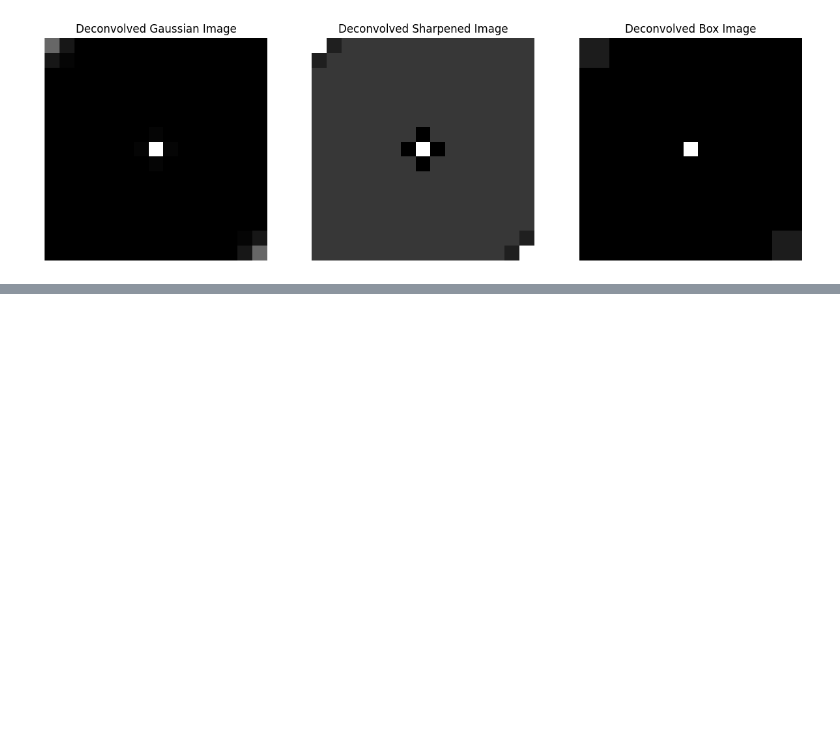
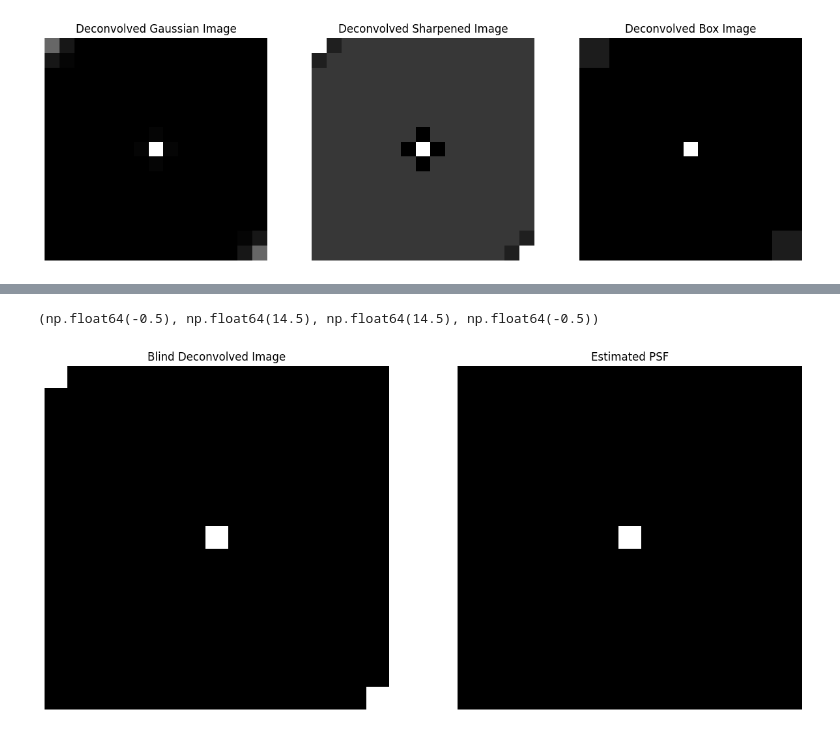
Before and after one commit to sri-chandrasekaran/final_project_ee123, a Jupyter notebook: processing.ipynb, the cells around one changed output, grey strips where cells are left out. Cells and saved outputs as stored; diff of their text form; code cells hidden in the pictures; blank space fills up the shorter version.

```diff
--- a/processing.ipynb
+++ b/processing.ipynb
@@ -97,0 +109,52 @@ arr[2].axis('off')
+# %%
+def total_variation(image):
+    """Calculating Total Variation for an image."""
+    if len(image.shape) == 2:
+        pixel_dif1 = image[1:, :] - image[:-1, :]
+        pixel_dif2 = image[:, 1:] - image[:, :-1]
+    elif len(image.shape) == 3:
+        pixel_dif1 = image[1:, :, :] - image[:-1, :, :]
+        pixel_dif2 = image[:, 1:, :] - image[:, :-1, :]
+    else:
+        raise ValueError("Image must be 2D or 3D.")
+    return np.sum(np.abs(pixel_dif1)) + np.sum(np.abs(pixel_dif2))
+
+def blind_richardson_lucy(blurred, psf_est, delta=0.1, lmda=0.2, num_iter=30):
+    """Blind deconvolution using Richardson-Lucy algorithm."""
+    # Initialize the estimate of the image and random PSF
+    img_est = np.ones_like(blurred)
+    #psf_est = np.random.rand(*blurred.shape)     # * unpacks the tuple into (# dimensions) integers, in this case, 2 integers
+    psf_est = psf_est
+
+    for _ in range(num_iter):
+        # Update the image estimate
+        psf_adjoint = np.flip(psf_est)       # the psf is the conjugate transpose of the PSF, but since our values are real, we can just take the transpose
+        # conv = fftconvolve(img_est, psf_est, mode='same')
+        # relative_blur = blurred / (conv + 1e-8)   # Adding a small value to avoid division by zero
+        # img_est = img_est * fftconvolve(relative_blur, psf_adjoint, mode='same')   # Equation 30 from https://arxiv.org/ftp/arxiv/papers/1206/1206.3594.pdf
+        # Had to use regularization to avoid division by zero
+        first_term = fftconvolve(psf_adjoint, blurred, mode='same')
+        second_term = fftconvolve(fftconvolve(psf_adjoint, psf_est, mode='same'), img_est, mode='same')
+        img_est = img_est + delta * (first_term - second_term + lmda*total_variation(img_est))   # Equation 32 from https://arxiv.org/ftp/arxiv/papers/1206/1206.3594.pdf
+
+        # Update the psf estimate
+        img_adjoint = np.flip(img_est)
+        new_estimate = fftconvolve(img_est, psf_est, mode='same')
+        psf_est = psf_est * fftconvolve(img_adjoint, (blurred / (new_estimate + 1e-8)), mode='same')   # Equation 31 from https://arxiv.org/ftp/arxiv/papers/1206/1206.3594.pdf
+    return img_est, psf_est
+
+# delta is the relaxation parameter and lambda is the regularization parameter
+img_est, psf_est = blind_richardson_lucy(blurred_gauss, psf_est, delta=0.15, lmda=0.01, num_iter=10)
+
+img_est = fftconvolve(x, psf_est, mode='same')
+
+fig4, arr = plt.subplots(1, 2, figsize=(15, 10))
+arr[0].imshow(img_est, cmap='gray')
+arr[0].set_title('Blind Deconvolved Image')
+arr[0].axis('off')
+arr[1].imshow(psf_est, cmap='gray')
+arr[1].set_title('Estimated PSF')
+arr[1].axis('off')
+# %% [output]
+(np.float64(-0.5), np.float64(14.5), np.float64(14.5), np.float64(-0.5))
+[figure, added]
```
Also changed, not shown: parts of 3 cells of this notebook.
